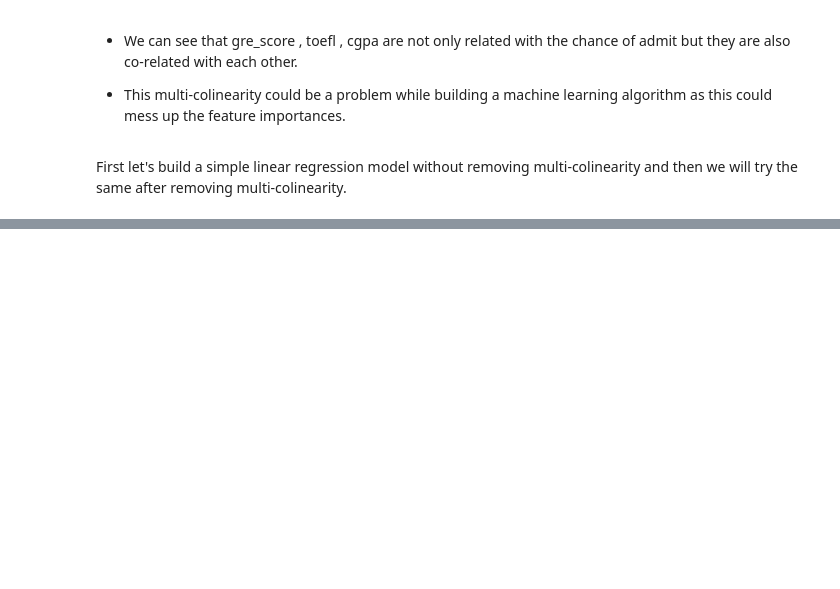
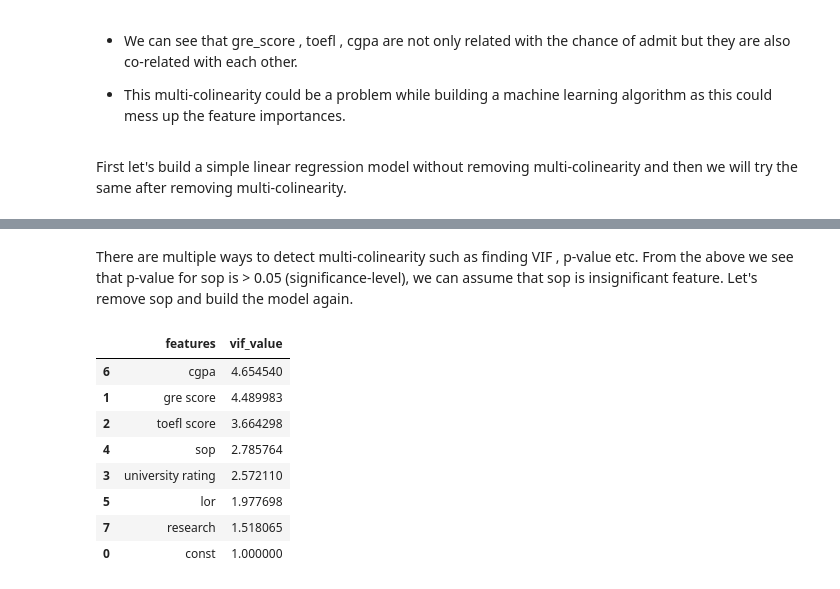
Before and after one commit to mahikshith/Jamboree-Education-classification, a Jupyter notebook: Jamboree.ipynb, the cells around one changed output, grey strips where cells are left out. Drawn from its saved outputs; the diff is of its cells as text; code cells hidden in the pictures; blank space fills up the shorter version.

```diff
--- a/Jamboree.ipynb
+++ b/Jamboree.ipynb
@@ -290,0 +325,21 @@ x_test = pd.DataFrame(std.transform(x_test),columns=x_test.columns)
+# %% [markdown]
+There are multiple ways to detect multi-colinearity such as finding VIF , p-value etc. From the above we see that p-value for sop is > 0.05 (significance-level), we can assume that sop is insignificant feature.
+Let's remove sop and build the model again.
+# %%
+from statsmodels.stats.outliers_influence import variance_inflation_factor
+
+vif = pd.DataFrame()
+vif["features"] = x_train.columns
+vif["vif_value"] = [ variance_inflation_factor(x_train.values ,i) for i in range(x_train.shape[1])]
+vif = vif.sort_values(by="vif_value",ascending=False)
+vif
+# %% [output]
+|  | features | vif_value |
+| 6 | cgpa | 4.654540 |
+| 1 | gre score | 4.489983 |
+| 2 | toefl score | 3.664298 |
+| 4 | sop | 2.785764 |
+| 3 | university rating | 2.572110 |
+| 5 | lor | 1.977698 |
+| 7 | research | 1.518065 |
+| 0 | const | 1.000000 |
```
Also changed, not shown: parts of 22 cells of this notebook.
